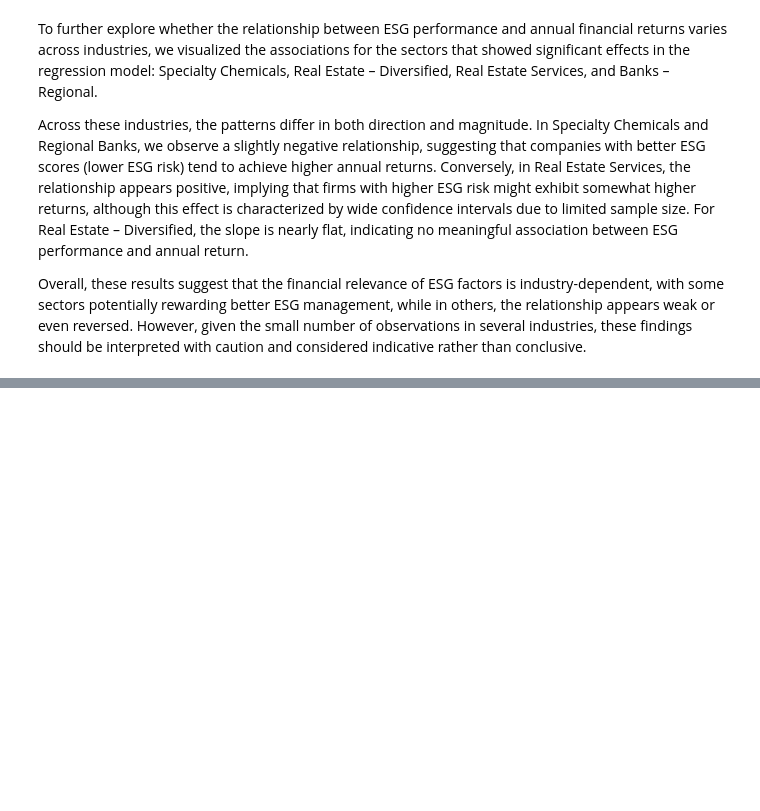
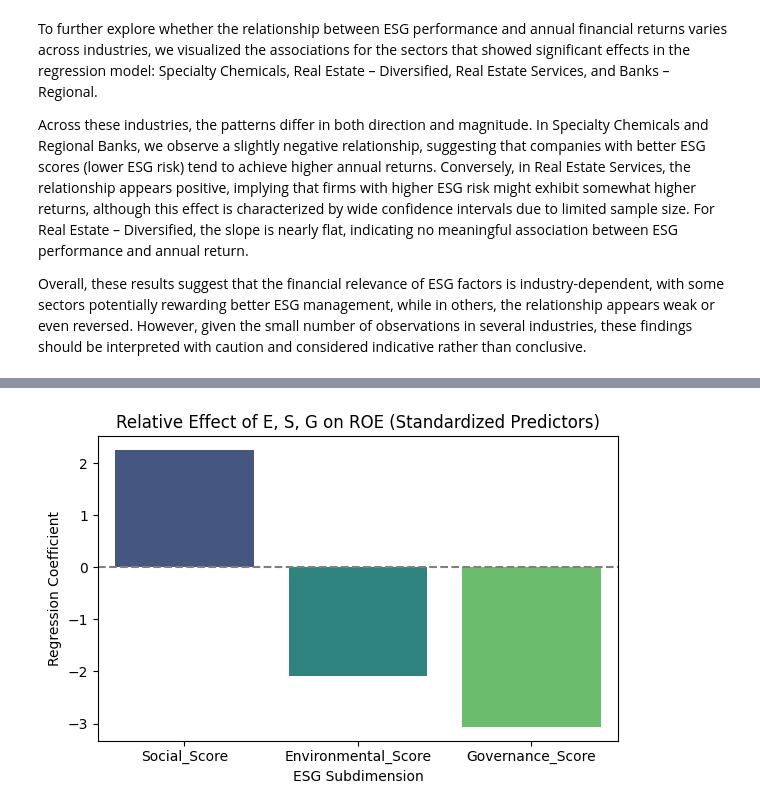
Before and after one commit to Biaancabe/W.MSCIDS_CIP02.H25_BB_MT_XS, a Jupyter notebook: Code/project_code.ipynb, the cells around one changed output, grey strips where cells are left out. Drawn from its saved outputs; the diff is of its cells as text; code cells hidden in the pictures; blank space fills up the shorter version.

```diff
--- a/Data Prep.ipynb
+++ b/Code/project_code.ipynb
@@ -1701,0 +1810,34 @@ Overall, these results suggest that the financial relevance of ESG factors is in
+# %%
+## Build dataframe of coefficients (excluding constant)
+# Create a DataFrame of model coefficients (excluding the constant term)
+coef_df = pd.DataFrame({
+    'Variable': model.params.index[1:],   # Skip the intercept (constant term)
+    'Coefficient': model.params.values[1:]  # Corresponding coefficient values
+}).sort_values('Coefficient', ascending=False)  # Sort for clearer visualization
+
+# Initialize the plot
+plt.figure(figsize=(6, 4))
+
+# Create a bar plot of coefficients for each ESG subdimension
+sns.barplot(
+    data=coef_df,
+    x='Variable',
+    y='Coefficient',
+    hue='Variable',         # Use hue to color bars differently per variable
+    palette='viridis',
+    legend=False            # Hide redundant legend (variable names already on x-axis)
+)
+
+# Add a horizontal reference line at 0 for easy comparison of positive/negative effects
+plt.axhline(0, color='gray', linestyle='--')
+
+# Add descriptive title and layout adjustments
+plt.title("Relative Effect of E, S, G on ROE (Standardized Predictors)")
+plt.ylabel("Regression Coefficient")
+plt.xlabel("ESG Subdimension")
+plt.tight_layout()
+
+# Display the plot
+plt.show()
+# %% [output]
+[figure, added]
```
Also changed, not shown: parts of 24 cells of this notebook, 18 other files.
